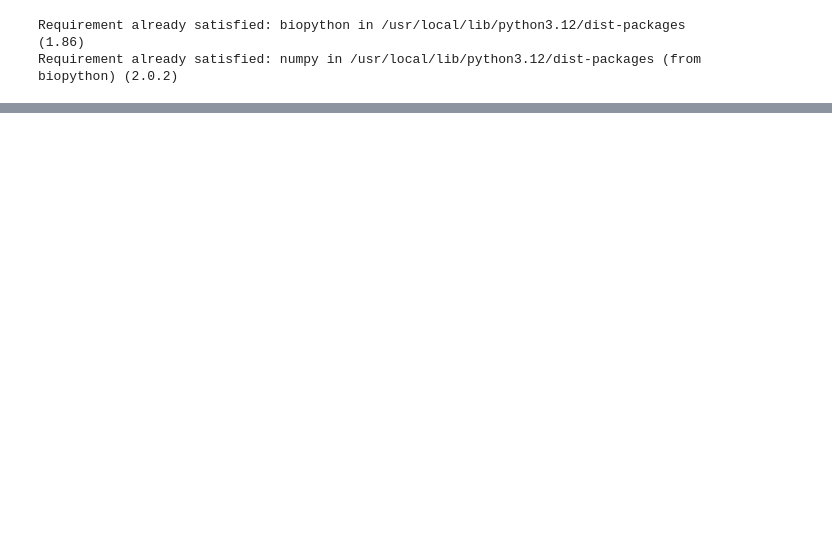
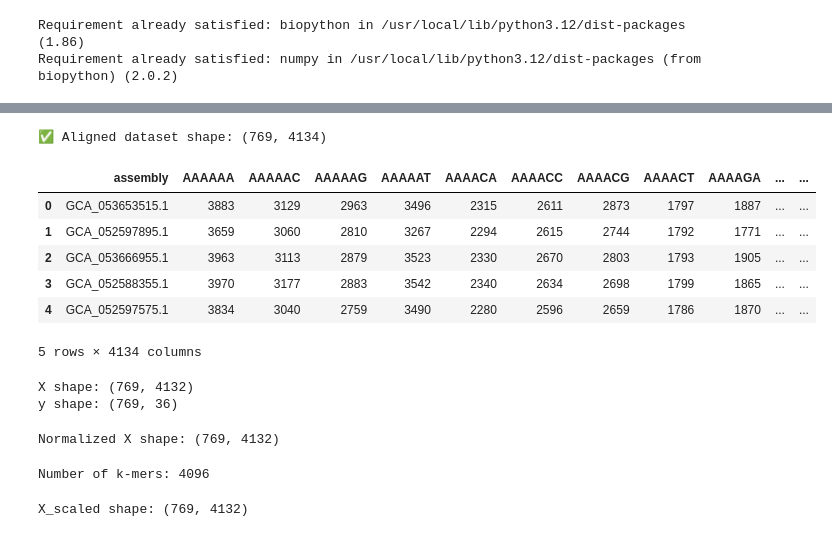
Before and after one commit to Oselin1988/ast_model, a Jupyter notebook: Welcome_To_Colab.ipynb, the cells around one changed output, grey strips where cells are left out. Cells and saved outputs as stored; diff of their text form; code cells hidden in the pictures; blank space fills up the shorter version.

```diff
--- a/Welcome_To_Colab.ipynb
+++ b/Welcome_To_Colab.ipynb
@@ -671,0 +887,79 @@ print("✅ k-mer matrix shape:", X.shape)
+# %%
+import pandas as pd
+
+# k-mer features (already created)
+# kmer_df: shape (769, 4097)
+
+# antibiotic labels
+labels = pd.read_csv("antibiotic_multilabel_targets.csv")
+
+# Keep only one row per assembly in labels
+labels = labels.drop_duplicates(subset="assembly")
+
+# Merge
+aligned_df = kmer_df.merge(labels, on="assembly", how="inner")
+
+print("✅ Aligned dataset shape:", aligned_df.shape)
+aligned_df.head()
+# %% [output]
+✅ Aligned dataset shape: (769, 4134)
+|  | assembly | AAAAAA | AAAAAC | AAAAAG | AAAAAT | AAAACA | AAAACC | AAAACG | AAAACT | AAAAGA | ... | ... |
+| 0 | GCA_053653515.1 | 3883 | 3129 | 2963 | 3496 | 2315 | 2611 | 2873 | 1797 | 1887 | ... | ... |
+| 1 | GCA_052597895.1 | 3659 | 3060 | 2810 | 3267 | 2294 | 2615 | 2744 | 1792 | 1771 | ... | ... |
+| 2 | GCA_053666955.1 | 3963 | 3113 | 2879 | 3523 | 2330 | 2670 | 2803 | 1793 | 1905 | ... | ... |
+| 3 | GCA_052588355.1 | 3970 | 3177 | 2883 | 3542 | 2340 | 2634 | 2698 | 1799 | 1865 | ... | ... |
+| 4 | GCA_052597575.1 | 3834 | 3040 | 2759 | 3490 | 2280 | 2596 | 2659 | 1786 | 1870 | ... | ... |
+5 rows × 4134 columns
+# %%
+# Feature matrix: k-mers only
+X = aligned_df.drop(
+    columns=["assembly", "organism group"]
+)
+
+# Target matrix: antibiotic labels
+y = aligned_df.filter(regex="^ab_")
+
+print("X shape:", X.shape)
+print("y shape:", y.shape)
+# %% [output]
+X shape: (769, 4132)
+y shape: (769, 36)
+# %%
+import numpy as np
+from sklearn.preprocessing import StandardScaler
+
+# Log transform
+X_log = np.log1p(X)
+
+# Standardize
+scaler = StandardScaler()
+X_scaled = scaler.fit_transform(X_log)
+
+print("Normalized X shape:", X_scaled.shape)
+# %% [output]
+Normalized X shape: (769, 4132)
+# %%
+import re
+
+# Identify k-mer columns ONLY
+kmer_cols = [
+    c for c in aligned_df.columns
+    if re.fullmatch(r"[ACGT]{6}", c)
+]
+
+print("Number of k-mers:", len(kmer_cols))
+# %% [output]
+Number of k-mers: 4096
+# %%
+from sklearn.preprocessing import StandardScaler
+import numpy as np
+
+# Log transform (avoid log(0))
+X_log = np.log1p(X.values)
+
+scaler = StandardScaler()
+X_scaled = scaler.fit_transform(X_log)
+
+print("X_scaled shape:", X_scaled.shape)
+# %% [output]
+X_scaled shape: (769, 4132)
```
Also changed, not shown: parts of 93 cells of this notebook.
